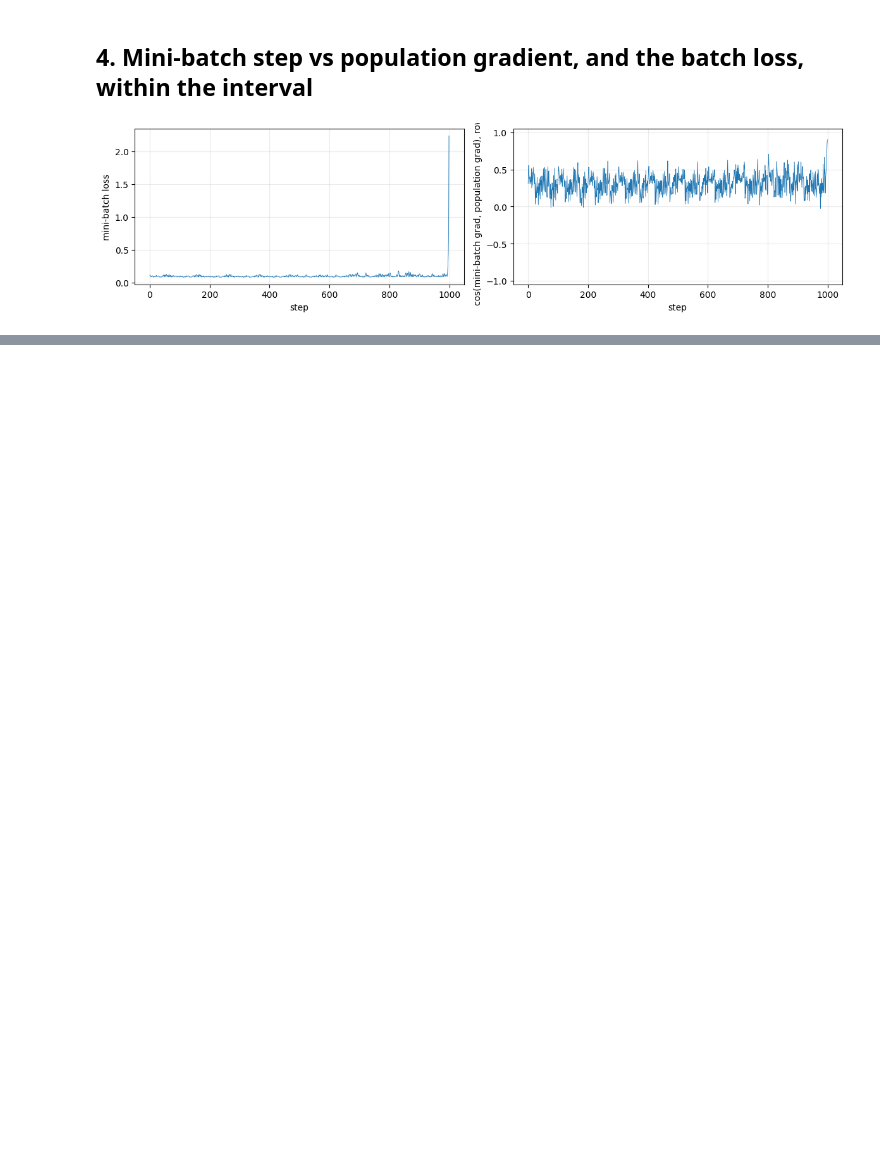
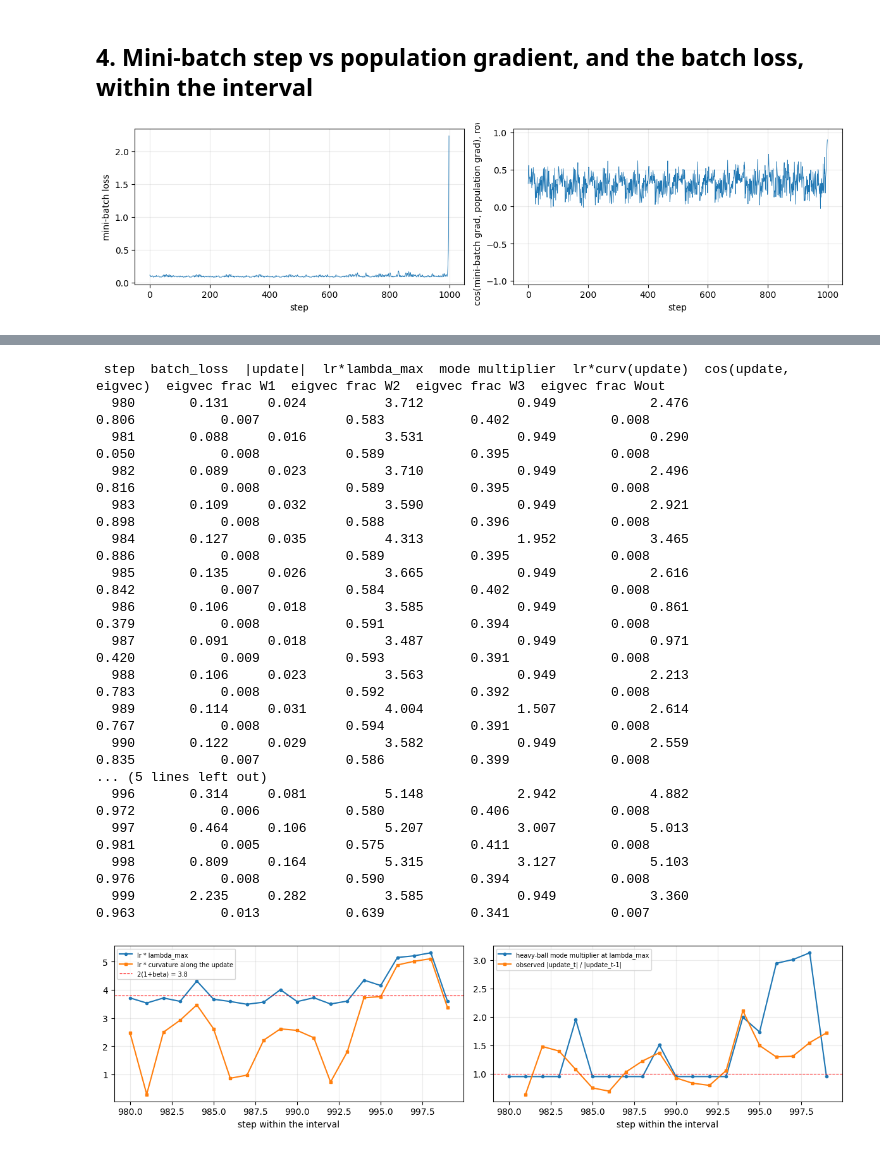
Before and after one commit to HarishGP/layer-lenses, a Jupyter notebook: notebooks/hierarchy_trajectory_analysis.ipynb, the cells around one changed output, grey strips where cells are left out. Drawn from its saved outputs; the diff is of its cells as text; code cells hidden in the pictures; blank space fills up the shorter version.

Commit message:
Trajectory notebook section 5 works for ScalarAdam / AdamW runs: optimizer-aware replay_steps_full with the SGD-equivalent learning rate
Co-Authored-By: Claude Fable 5.1 <noreply@anthropic.com>

```diff
--- a/notebooks/hierarchy_trajectory_analysis.ipynb
+++ b/notebooks/hierarchy_trajectory_analysis.ipynb
@@ -270,22 +286,41 @@ print(tab.tail(12).round(4).to_string(index=False)); print("loss on the probe po
 # %%
 # Sharpness along the window: top Hessian eigenvalue on the probe points (restricted to the trainable coordinates), the heavy-ball
 # stability limit 2(1+beta), the curvature along each step's own update, and how aligned the update is with the top eigenvector.
 SHARP_STEPS = list(range(STEP_TO - 20, STEP_TO))          # steps (within the interval) to evaluate; ~0.3 s each
-beta = anat["momentum"]; mask_np = {nm: np.asarray(cfg.parameter_update_mask[nm]) for nm in names} if cfg.parameter_update_mask is not None else None
+beta = anat["beta1"]; lr_eq = anat["lr_sgd_equiv"]; mask_np = {nm: np.asarray(cfg.parameter_update_mask[nm]) for nm in names} if cfg.parameter_update_mask is not None else None
 def heavy_ball_multiplier(lr_lam):                        # largest |root| of z^2 - (1 + beta - lr*lambda) z + beta = 0: the mode grows iff > 1
     return float(np.abs(np.roots([1.0, -(1.0 + beta - lr_lam), beta])).max())
 rows = []
 for s_ in SHARP_STEPS:
-    i = int(np.nonzero(st == s_)[0][0]); p = anat["params_before"][i]; lr = anat["lr"][i]
+    i = int(np.nonzero(st == s_)[0][0]); p = anat["params_before"][i]; lr = lr_eq[i]           # SGD-equivalent learning rate of this step
     ev = top_hessian_eigenvalue(tmpl, p, x_probe, y_probe, device="cuda", iters=25, mask=mask_np); q = hessian_quadratic_form(tmpl, p, anat["updates"][i], x_probe, y_probe, device="cuda")
-    rows.append({"step": s_, "batch_loss": anat["batch_loss"][i], "|update|": np.linalg.norm(Uf[i]), "lr*lambda_max": ev["lambda_max"] * lr, "mode multiplier": heavy_ball_multiplier(ev["lambda_max"] * lr),
-                 "lr*curv(update)": q["curvature"] * lr, "cos(update, eigvec)": abs(float(flatten_parameter_dict(ev["eigenvector"], names) @ Uf[i] / np.linalg.norm(Uf[i]))), **{f"eigvec frac {short(k)}": v for k, v in ev["layer_fraction"].items()}})
+    rows.append({"step": s_, "batch_loss": anat["batch_loss"][i], "|update|": np.linalg.norm(Uf[i]), "lr_eq*lambda_max": ev["lambda_max"] * lr, "mode multiplier": heavy_ball_multiplier(ev["lambda_max"] * lr) if np.isfinite(lr) else np.nan,
+                 "lr_eq*curv(update)": q["curvature"] * lr, "cos(update, eigvec)": abs(float(flatten_parameter_dict(ev["eigenvector"], names) @ Uf[i] / np.linalg.norm(Uf[i]))), **{f"eigvec frac {short(k)}": v for k, v in ev["layer_fraction"].items()}})
 sharp = pd.DataFrame(rows); print(sharp.round(3).to_string(index=False))
 fig, axes = plt.subplots(1, 2, figsize=(12, 3.2))
-axes[0].plot(sharp.step, sharp["lr*lambda_max"], marker="o", ms=3, label="lr * lambda_max"); axes[0].plot(sharp.step, sharp["lr*curv(update)"], marker="s", ms=3, label="lr * curvature along the update"); axes[0].axhline(2 * (1 + beta), color="r", ls="--", lw=0.8, label=f"2(1+beta) = {2 * (1 + beta):.1f}"); axes[0].legend(fontsize=7)
+axes[0].plot(sharp.step, sharp["lr_eq*lambda_max"], marker="o", ms=3, label="lr_eq * lambda_max"); axes[0].plot(sharp.step, sharp["lr_eq*curv(update)"], marker="s", ms=3, label="lr_eq * curvature along the update"); axes[0].axhline(2 * (1 + beta), color="r", ls="--", lw=0.8, label=f"2(1+beta) = {2 * (1 + beta):.1f}"); axes[0].legend(fontsize=7)
 axes[1].plot(sharp.step, sharp["mode multiplier"], marker="o", ms=3, label="heavy-ball mode multiplier at lambda_max"); axes[1].plot(sharp.step[1:], np.linalg.norm(Uf[[int(np.nonzero(st == s_)[0][0]) for s_ in SHARP_STEPS]], axis=1)[1:] / np.linalg.norm(Uf[[int(np.nonzero(st == s_)[0][0]) for s_ in SHARP_STEPS]], axis=1)[:-1], marker="s", ms=3, label="observed |update_t| / |update_t-1|"); axes[1].axhline(1, color="r", ls="--", lw=0.8); axes[1].legend(fontsize=7)
 for ax in axes: ax.set_xlabel("step within the interval"); ax.grid(alpha=0.25)
 fig.tight_layout(); plt.show()
+# %% [output]
+ step  batch_loss  |update|  lr*lambda_max  mode multiplier  lr*curv(update)  cos(update, eigvec)  eigvec frac W1  eigvec frac W2  eigvec frac W3  eigvec frac Wout
+  980       0.131     0.024          3.712            0.949            2.476                0.806           0.007           0.583           0.402             0.008
+  981       0.088     0.016          3.531            0.949            0.290                0.050           0.008           0.589           0.395             0.008
+  982       0.089     0.023          3.710            0.949            2.496                0.816           0.008           0.589           0.395             0.008
+  983       0.109     0.032          3.590            0.949            2.921                0.898           0.008           0.588           0.396             0.008
+  984       0.127     0.035          4.313            1.952            3.465                0.886           0.008           0.589           0.395             0.008
+  985       0.135     0.026          3.665            0.949            2.616                0.842           0.007           0.584           0.402             0.008
+  986       0.106     0.018          3.585            0.949            0.861                0.379           0.008           0.591           0.394             0.008
+  987       0.091     0.018          3.487            0.949            0.971                0.420           0.009           0.593           0.391             0.008
+  988       0.106     0.023          3.563            0.949            2.213                0.783           0.008           0.592           0.392             0.008
+  989       0.114     0.031          4.004            1.507            2.614                0.767           0.008           0.594           0.391             0.008
+  990       0.122     0.029          3.582            0.949            2.559                0.835           0.007           0.586           0.399             0.008
+... (5 lines left out)
+  996       0.314     0.081          5.148            2.942            4.882                0.972           0.006           0.580           0.406             0.008
+  997       0.464     0.106          5.207            3.007            5.013                0.981           0.005           0.575           0.411             0.008
+  998       0.809     0.164          5.315            3.127            5.103                0.976           0.008           0.590           0.394             0.008
+  999       2.235     0.282          3.585            0.949            3.360                0.963           0.013           0.639           0.341             0.007
+[figure, added]
 # %%
 # One step in detail: the loss along the update the optimizer took (alpha = 1), and the update applied to one tensor at a time.
 STEP_FOCUS = STEP_TO - 2        # the step whose update produces the recorded blow-up (its batch loss is seen at STEP_FOCUS + 1)
```
Also changed, not shown: parts of 6 cells of this notebook, 3 other files.
